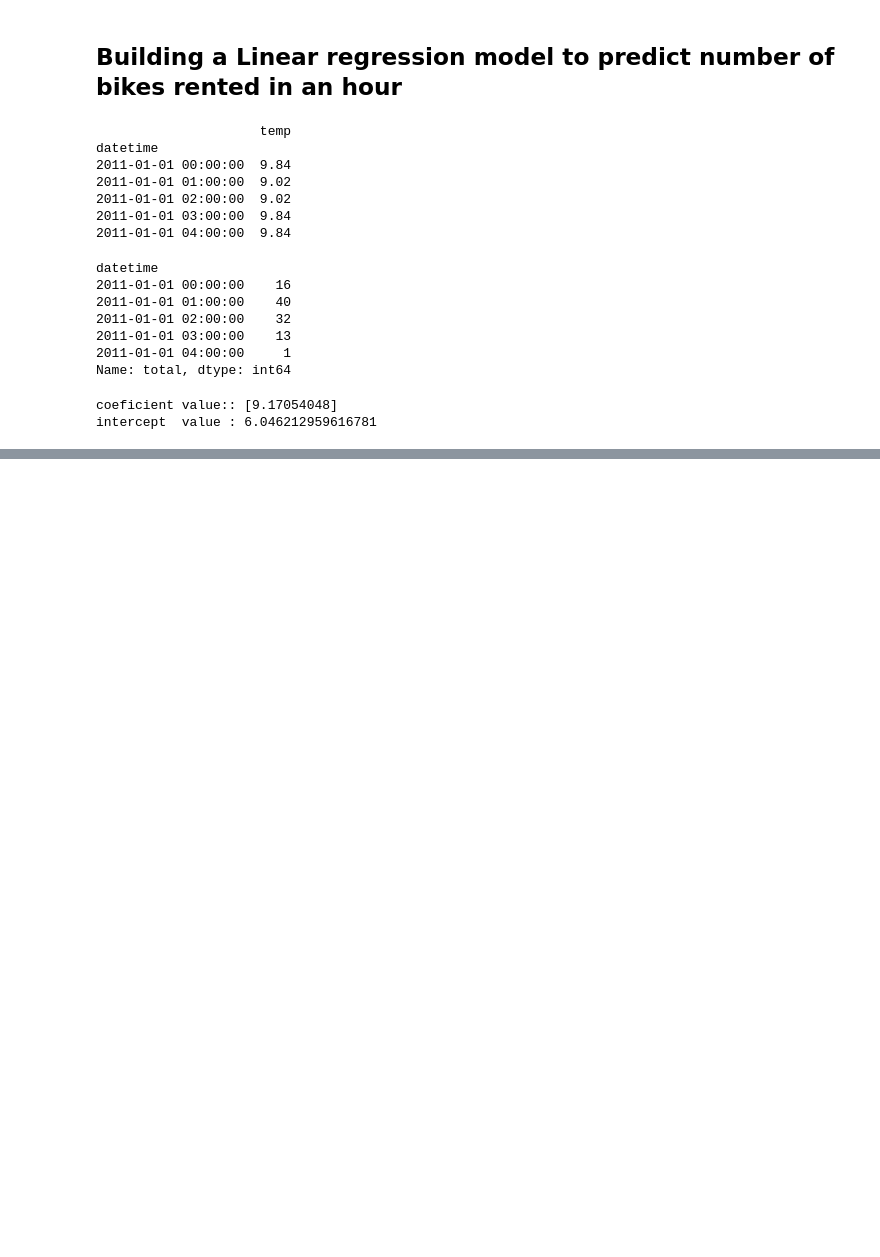
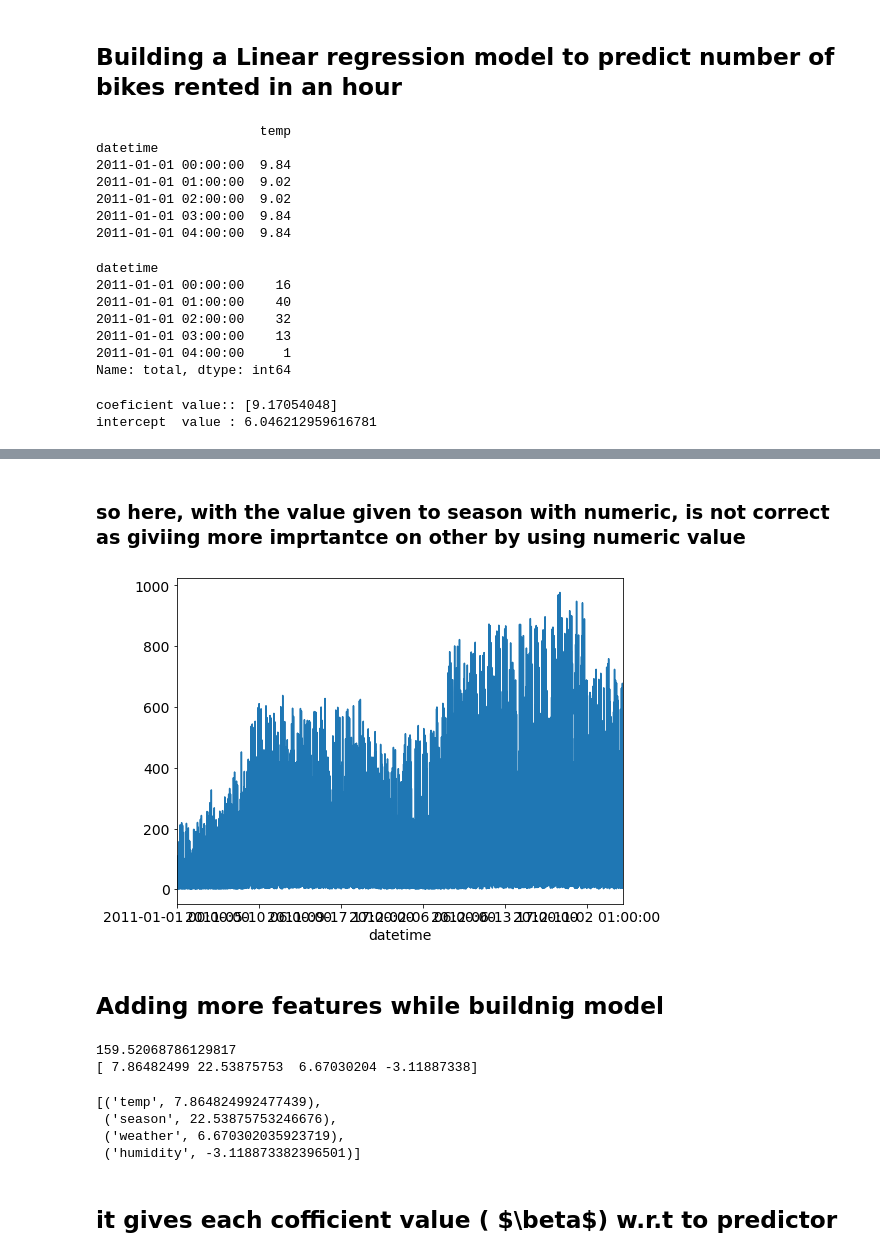
Before and after one commit to ranjeetgarodia/casestudy_bike_prediction, a Jupyter notebook: casestudy_bike.ipynb, the cells around one changed output, grey strips where cells are left out. Cells and saved outputs as stored; diff of their text form; code cells hidden in the pictures; blank space fills up the shorter version.

```diff
--- a/casestudy_bike.ipynb
+++ b/casestudy_bike.ipynb
@@ -154,0 +247,11 @@ intercept  value : 6.046212959616781
+# %% [markdown]
+### so here, with the value given to season with numeric, is not correct as giviing more imprtantce on other by using numeric value
+# %%
+plt.rcParams['figure.figsize'] = (8, 6)
+plt.rcParams['font.size'] = 14
+bike_data['total'].plot()
+plt.show()
+# %% [output]
+[figure, added]
+# %% [markdown]
+## Adding more features while buildnig model
@@ -154,0 +260,24 @@ intercept  value : 6.046212959616781
+# %%
+X= bike_data[feature_cols]
+y= bike_data.total
+
+# instantiate and fit
+linreg = LinearRegression()
+linreg.fit(X, y)
+
+# print the coefficients
+print (linreg.intercept_)
+print (linreg.coef_)
+# %% [output]
+159.52068786129817
+[ 7.86482499 22.53875753  6.67030204 -3.11887338]
+# %%
+# pair the feature names with the coefficients
+list(zip(feature_cols, linreg.coef_))
+# %% [output]
+[('temp', 7.864824992477439),
+ ('season', 22.53875753246676),
+ ('weather', 6.670302035923719),
+ ('humidity', -3.118873382396501)]
+# %% [markdown]
+## it gives each cofficient value ( $\beta\$) w.r.t to predictor
```
Also changed, not shown: parts of 37 cells of this notebook.
